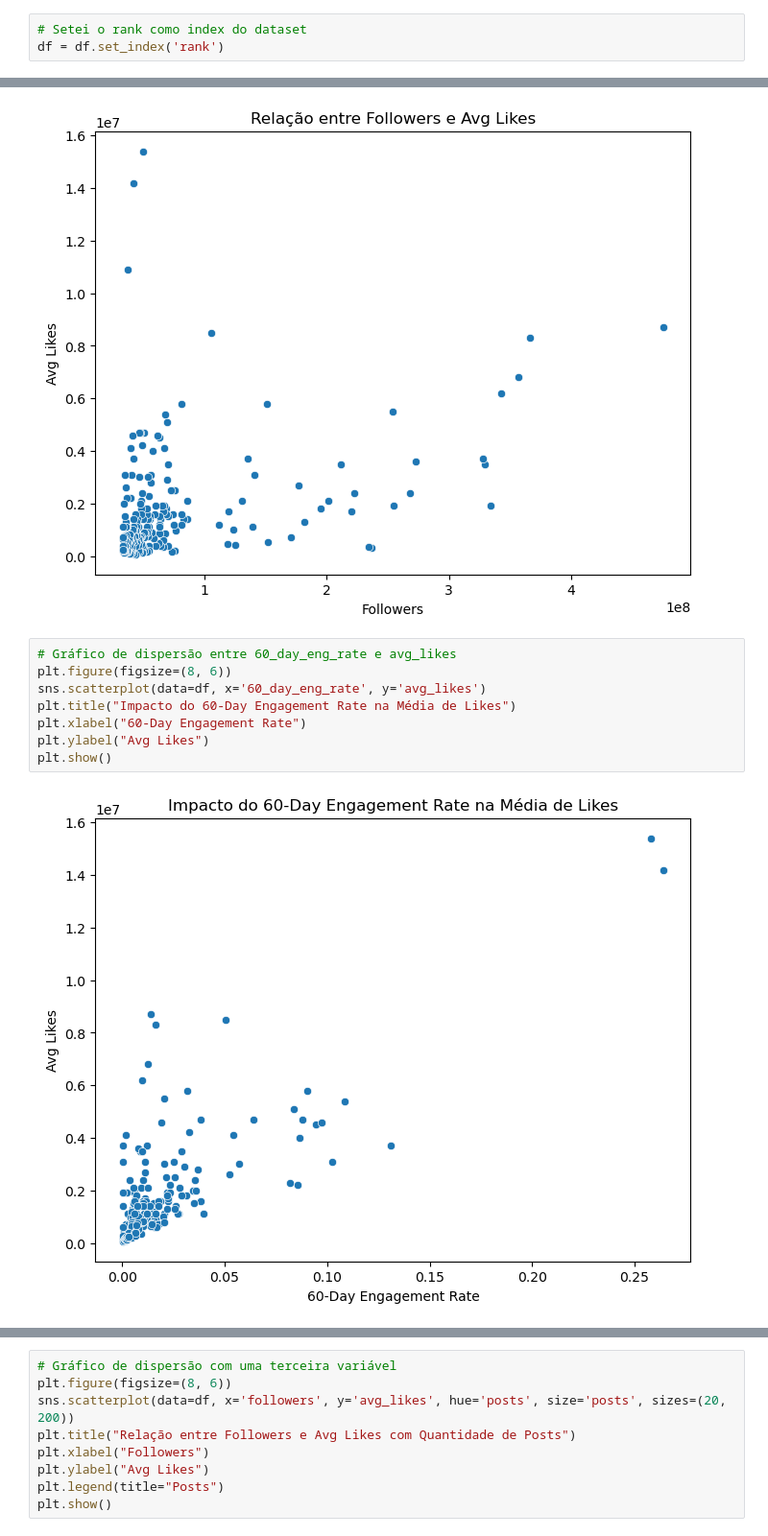
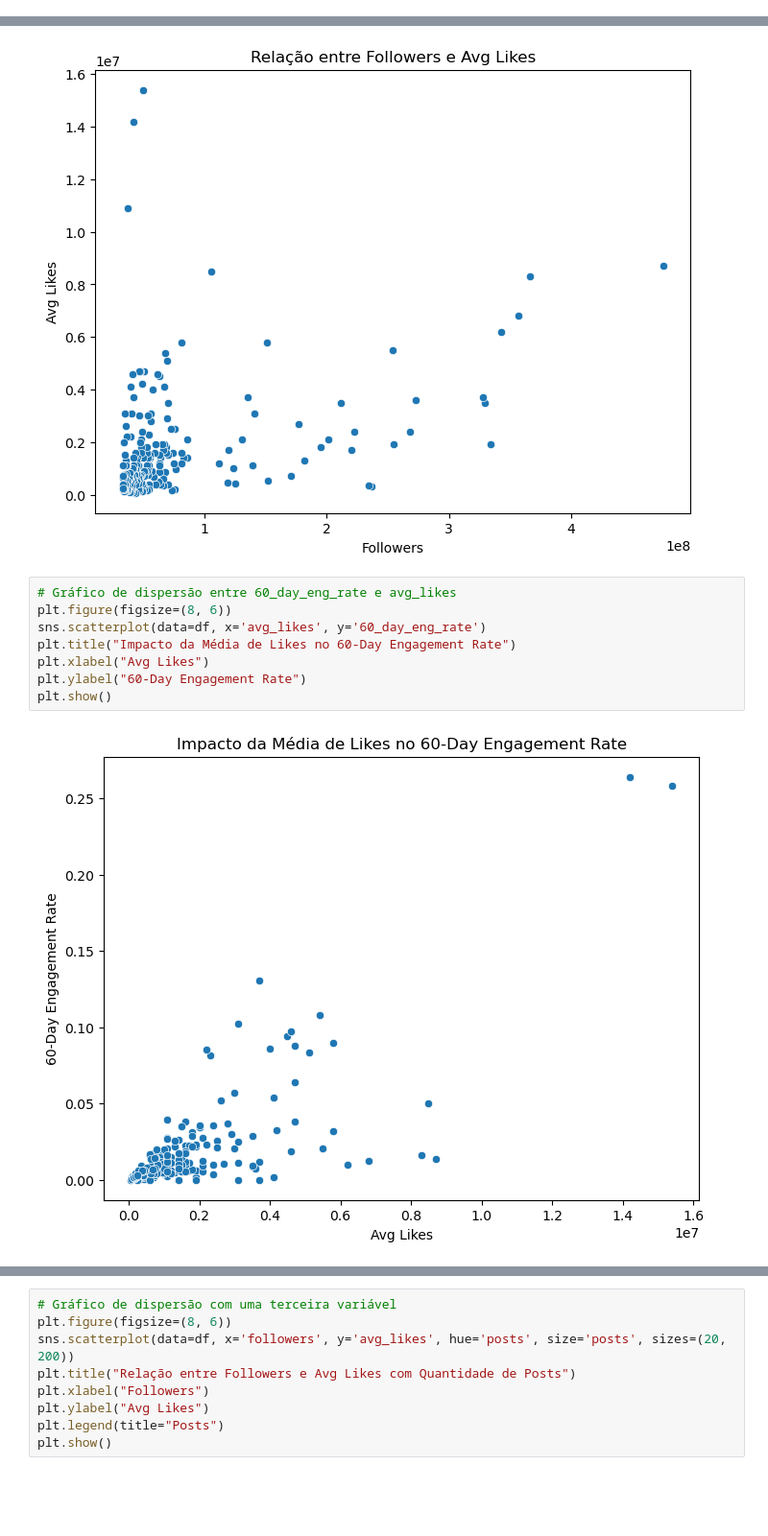
Before and after one commit to lusgaoliveira/restic-desafio-knn-regressao, a Jupyter notebook: knn.ipynb, the cells around one changed output, grey strips where cells are left out. Shown at 96% size. Saved outputs shown, nothing was run; the diff lists cells and outputs as text; blank space fills up the shorter version.

```diff
--- a/knn.ipynb
+++ b/knn.ipynb
@@ -13,9 +14,6 @@ df.head()
 | 2 | 3 | leomessi | 90 | 0.89k | 357.3m | 6.8m | 1.24% | ... |
 | 3 | 4 | selenagomez | 93 | 1.8k | 342.7m | 6.2m | 0.97% | ... |
 | 4 | 5 | therock | 91 | 6.8k | 334.1m | 1.9m | 0.20% | ... |
-# %%
-# Setei o rank como index do dataset
-df = df.set_index('rank')
 # %%
 # Tive que usar o dropna porque existe valores na coluna country NaN
 countrys = sorted(df['country'].dropna().unique())
@@ -192,11 +191,11 @@ plt.show()
 # %%
 # Gráfico de dispersão entre 60_day_eng_rate e avg_likes
 plt.figure(figsize=(8, 6))
-sns.scatterplot(data=df, x='60_day_eng_rate', y='avg_likes')
-plt.title("Impacto do 60-Day Engagement Rate na Média de Likes")
-plt.xlabel("60-Day Engagement Rate")
-plt.ylabel("Avg Likes")
+sns.scatterplot(data=df, x='avg_likes', y='60_day_eng_rate')
+plt.title("Impacto da Média de Likes no 60-Day Engagement Rate")
+plt.xlabel("Avg Likes")
+plt.ylabel("60-Day Engagement Rate")
 plt.show()
 # %% [output]
-[figure, old version]
+[figure, new version]
 # %%
```
Also changed, not shown: parts of 38 cells of this notebook.
